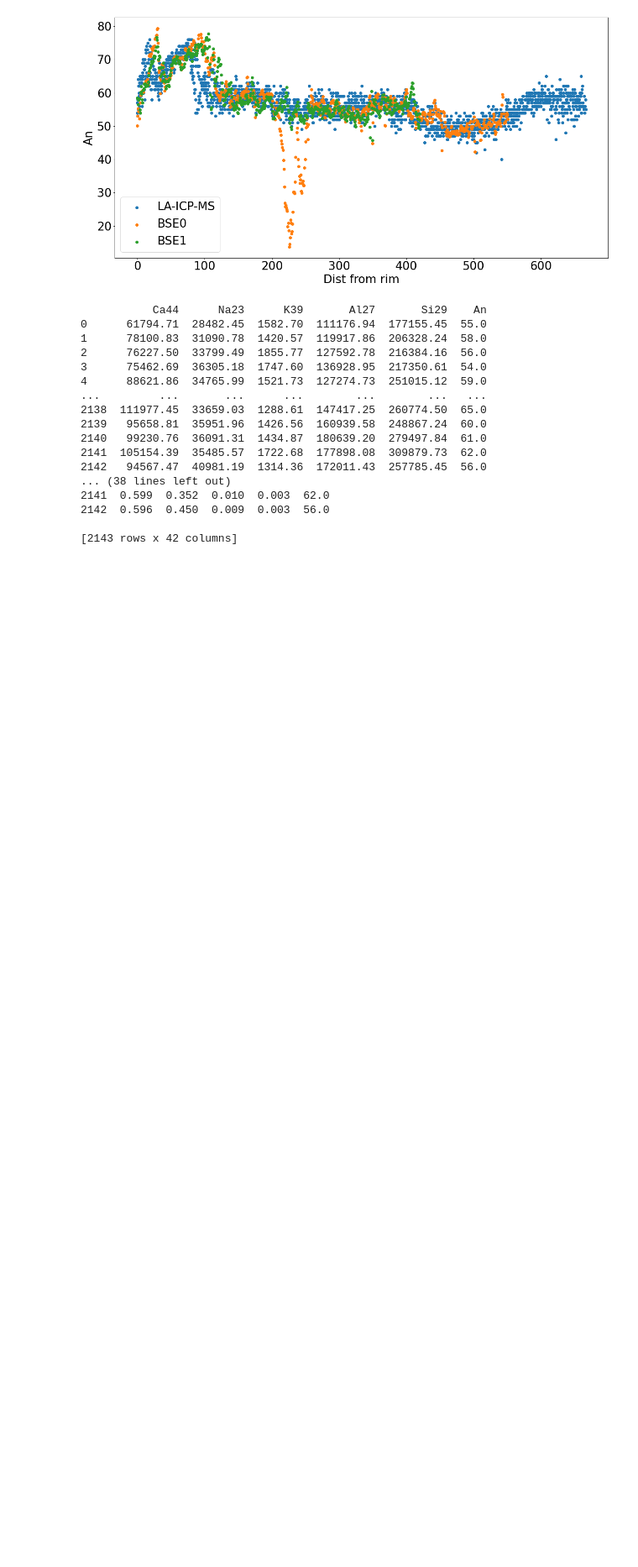
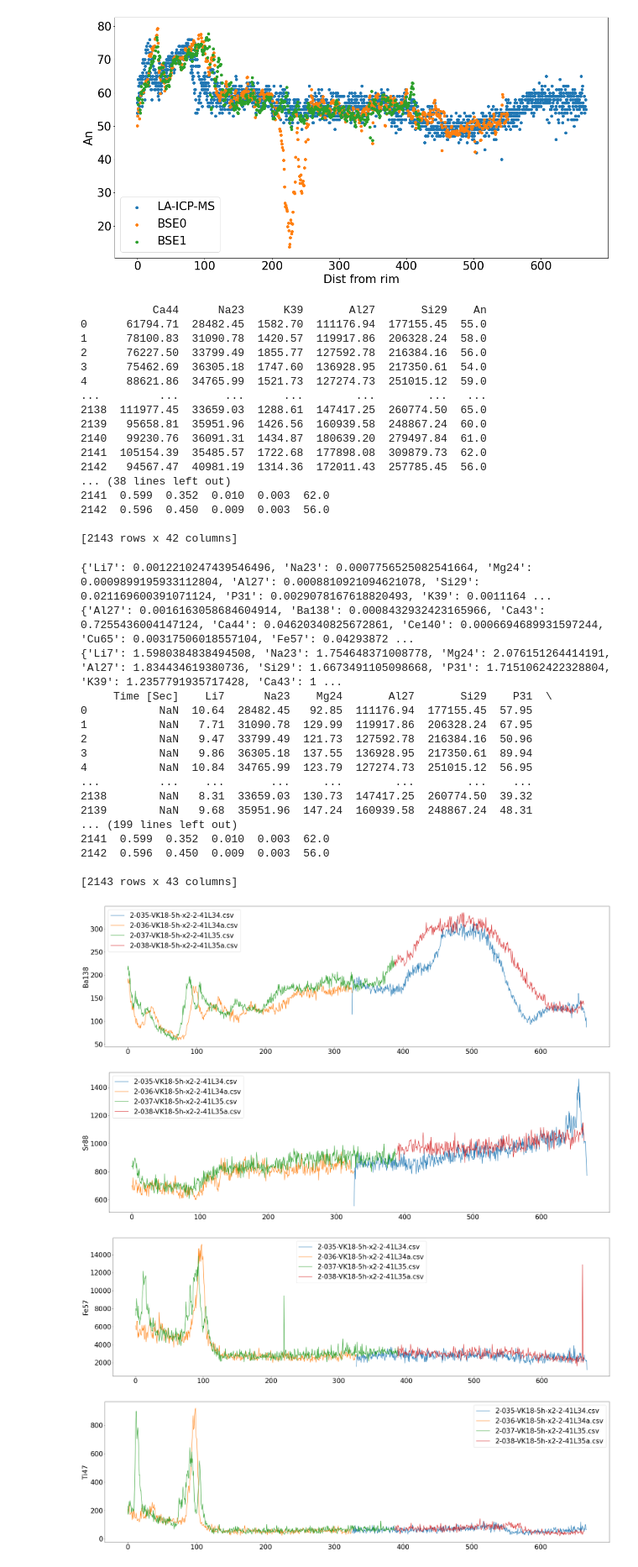
Before and after one commit to kulakovri/kiel-signals, a Jupyter notebook: exec.ipynb, the cells around one changed output. Shown at 84% size. Drawn from its saved outputs; the diff is of its cells as text; code cells hidden in the pictures; blank space fills up the shorter version.

Commit message:
build divided profiles

```diff
--- a/exec.ipynb
+++ b/exec.ipynb
@@ -42,3 +56,33 @@ signalstemp.build_grain()
 2142  0.596  0.450  0.009  0.003  56.0
 
 [2143 rows x 42 columns]
+# %%
+from src.templates import zonebuilder
+
+zonebuilder.build_profiles_divided("Ba138")
+zonebuilder.build_profiles_divided("Sr88")
+zonebuilder.build_profiles_divided("Fe57")
+zonebuilder.build_profiles_divided("Ti47")
+zonebuilder.build_profiles_divided("Ca44")
+# %% [output]
+{'Li7': 0.0012210247439546496, 'Na23': 0.0007756525082541664, 'Mg24': 0.0009899195933112804, 'Al27': 0.0008810921094621078, 'Si29': 0.021169600391071124, 'P31': 0.0029078167618820493, 'K39': 0.0011164 ...
+{'Al27': 0.0016163058684604914, 'Ba138': 0.0008432932423165966, 'Ca43': 0.7255436004147124, 'Ca44': 0.04620340825672861, 'Ce140': 0.0006694689931597244, 'Cu65': 0.00317506018557104, 'Fe57': 0.04293872 ...
+{'Li7': 1.5980384838494508, 'Na23': 1.754648371008778, 'Mg24': 2.076151264414191, 'Al27': 1.834434619380736, 'Si29': 1.6673491105098668, 'P31': 1.7151062422328804, 'K39': 1.2357791935717428, 'Ca43': 1 ...
+     Time [Sec]    Li7      Na23    Mg24       Al27       Si29    P31  \
+0           NaN  10.64  28482.45   92.85  111176.94  177155.45  57.95
+1           NaN   7.71  31090.78  129.99  119917.86  206328.24  67.95
+2           NaN   9.47  33799.49  121.73  127592.78  216384.16  50.96
+3           NaN   9.86  36305.18  137.55  136928.95  217350.61  89.94
+4           NaN  10.84  34765.99  123.79  127274.73  251015.12  56.95
+...         ...    ...       ...     ...        ...        ...    ...
+2138        NaN   8.31  33659.03  130.73  147417.25  260774.50  39.32
+2139        NaN   9.68  35951.96  147.24  160939.58  248867.24  48.31
+... (199 lines left out)
+2141  0.599  0.352  0.010  0.003  62.0
+2142  0.596  0.450  0.009  0.003  56.0
+
+[2143 rows x 43 columns]
+[figure, added]
+[figure, added]
+[figure, added]
+[figure, added]
```
Also changed, not shown: parts of 2 cells of this notebook, 6 other files.
